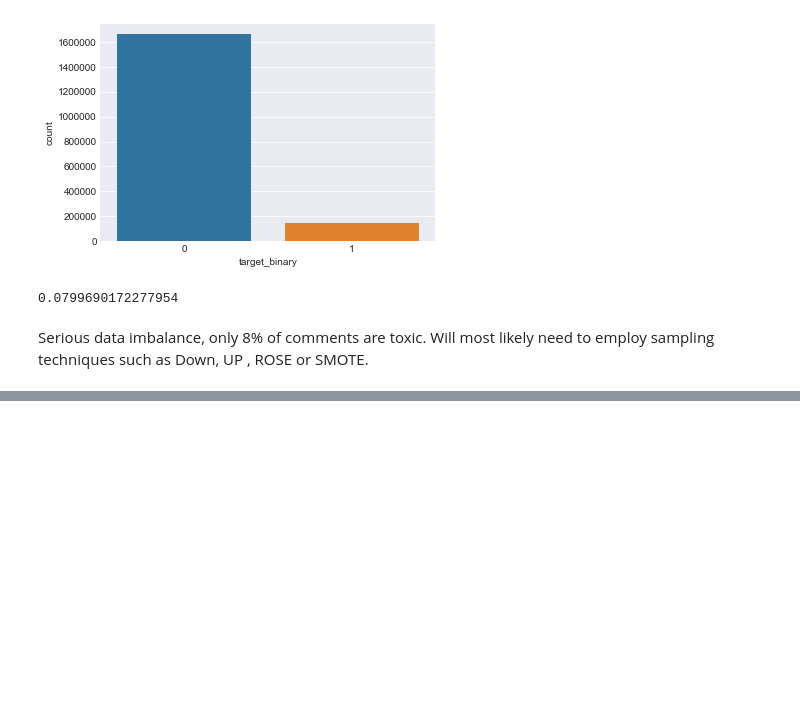
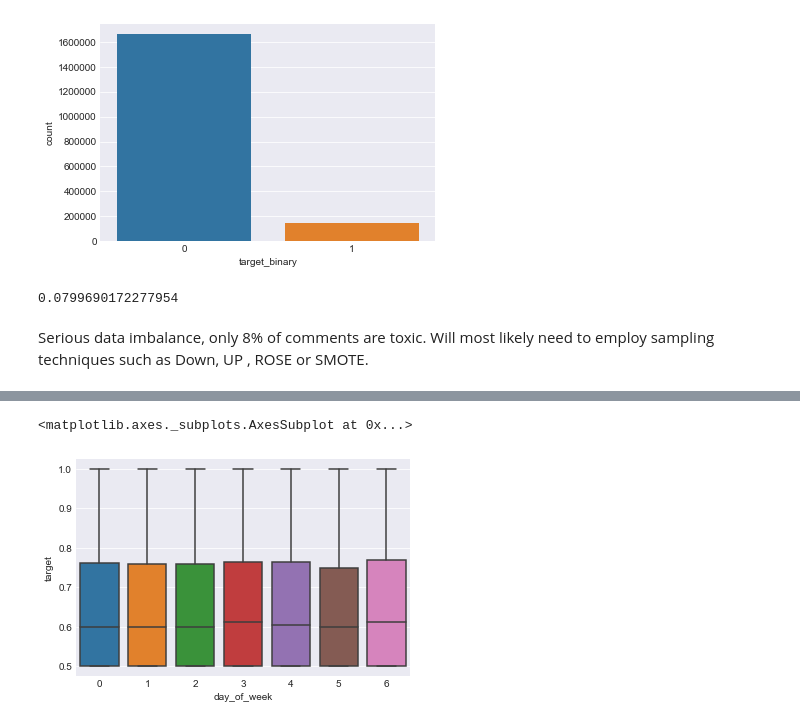
Before and after one commit to Trevor-Waite/Kaggle-Jigsaw-Toxicity, a Jupyter notebook: Kaggle-Jigsaw-Toxicity.ipynb, the cells around one changed output, grey strips where cells are left out. Cells and saved outputs as stored; diff of their text form; code cells hidden in the pictures; blank space fills up the shorter version.

```diff
--- a/Kaggle-Jigsaw-Toxicity.ipynb
+++ b/Kaggle-Jigsaw-Toxicity.ipynb
@@ -108,0 +101,11 @@ Name: target, dtype: float64
+# %%
+df["created_date"] = pd.to_datetime(df["created_date"])
+df["day_of_week"] = df["created_date"].apply(lambda x: x.dayofweek)
+df["day_of_year"] = df["created_date"].apply(lambda x: x.dayofyear)
+df["month"] = df["created_date"].apply(lambda x: x.month)
+df["hour"] = df["created_date"].apply(lambda x: x.hour)
+# %%
+sns.boxplot(x="day_of_week",y="target", data=df[df["target_binary"]==1])
+# %% [output]
+<matplotlib.axes._subplots.AxesSubplot at 0x...>
+[figure, added]
```
Also changed, not shown: parts of 12 cells of this notebook.
